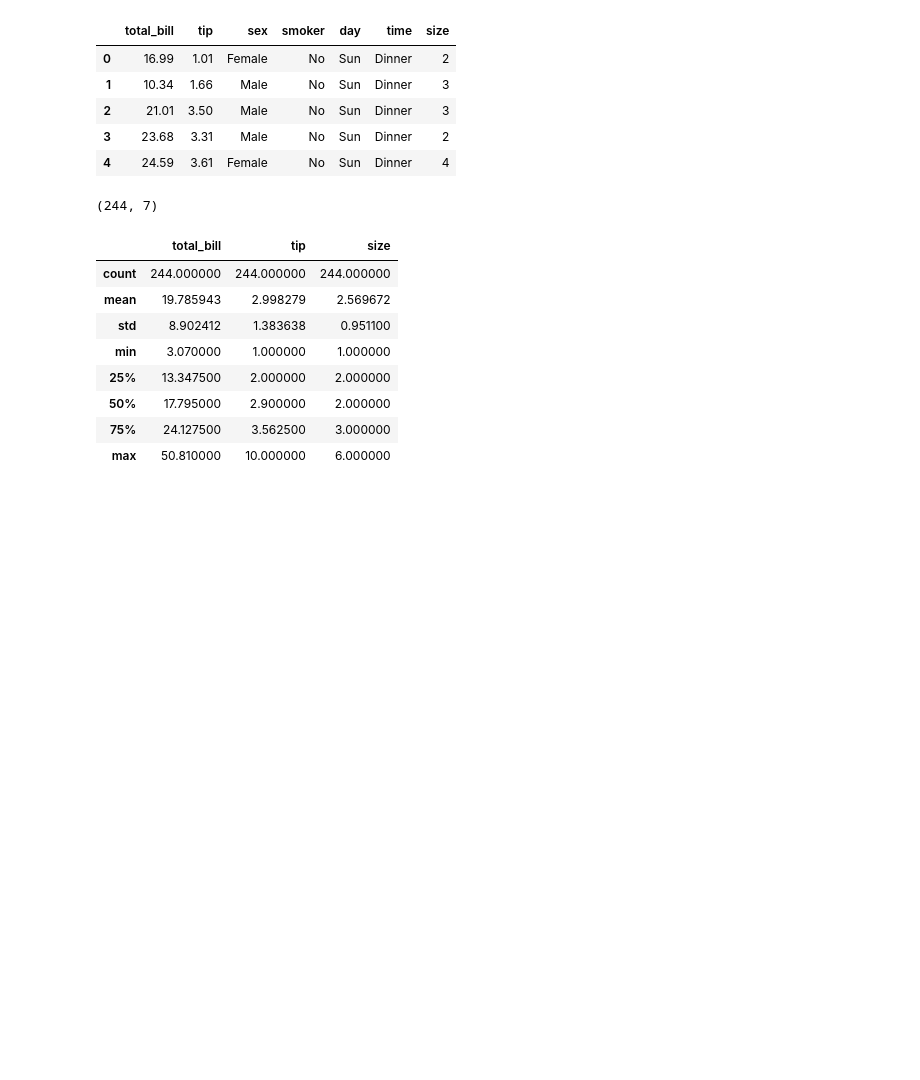
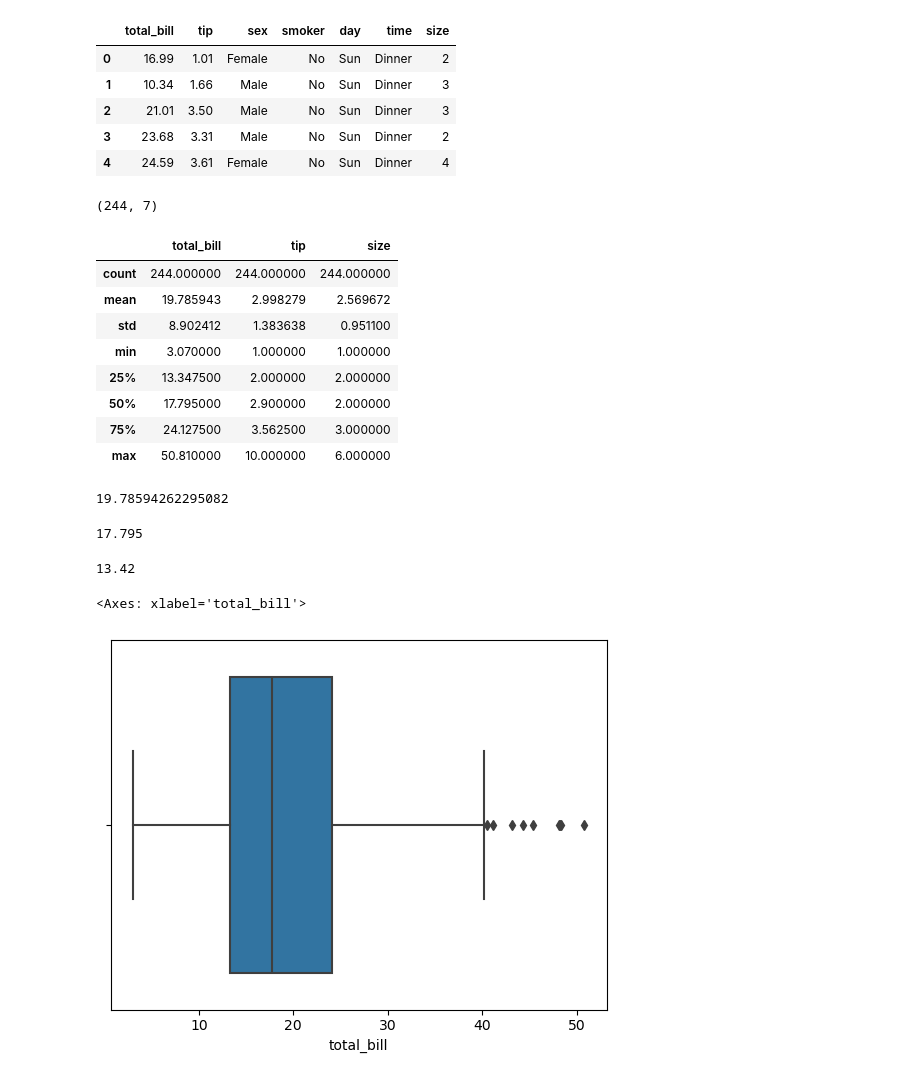
Before and after one commit to Immortal-Pi/IBMdatascience, a Jupyter notebook: Satistics Basics/basics.ipynb, the cells around one changed output. Saved outputs shown, nothing was run; the diff lists cells and outputs as text; code cells hidden in the pictures; blank space fills up the shorter version.

```diff
--- a/Satistics Basics/basics.ipynb
+++ b/Satistics Basics/basics.ipynb
@@ -30,3 +30,20 @@ data.describe()
 | 50% | 17.795000 | 2.900000 | 2.000000 |
 | 75% | 24.127500 | 3.562500 | 3.000000 |
 | max | 50.810000 | 10.000000 | 6.000000 |
+# %%
+np.mean(data['total_bill'])
+# %% [output]
+19.78594262295082
+# %%
+np.median(data['total_bill'])
+# %% [output]
+17.795
+# %%
+statistics.mode(data['total_bill'])
+# %% [output]
+13.42
+# %%
+sns.boxplot(x=data['total_bill'])
+# %% [output]
+<Axes: xlabel='total_bill'>
+[figure, added]
```
Also changed, not shown: parts of 5 cells of this notebook, 1 other file.
